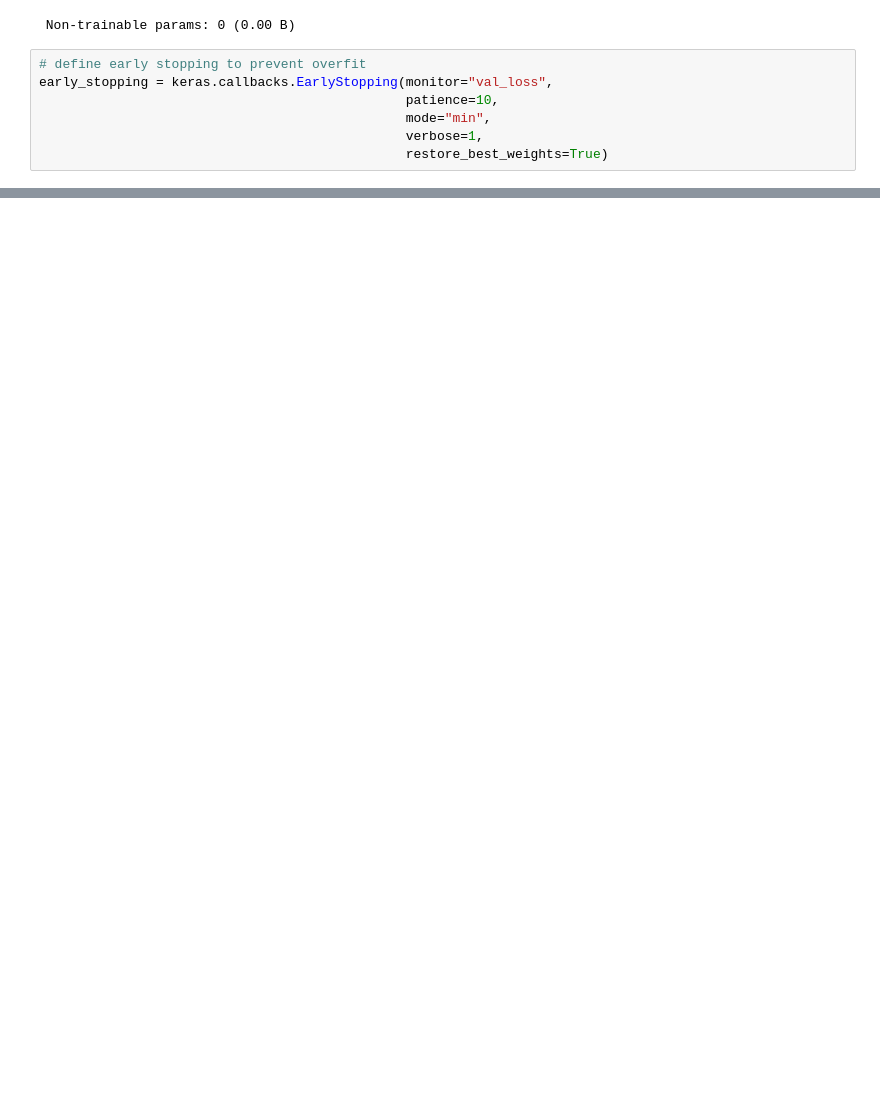
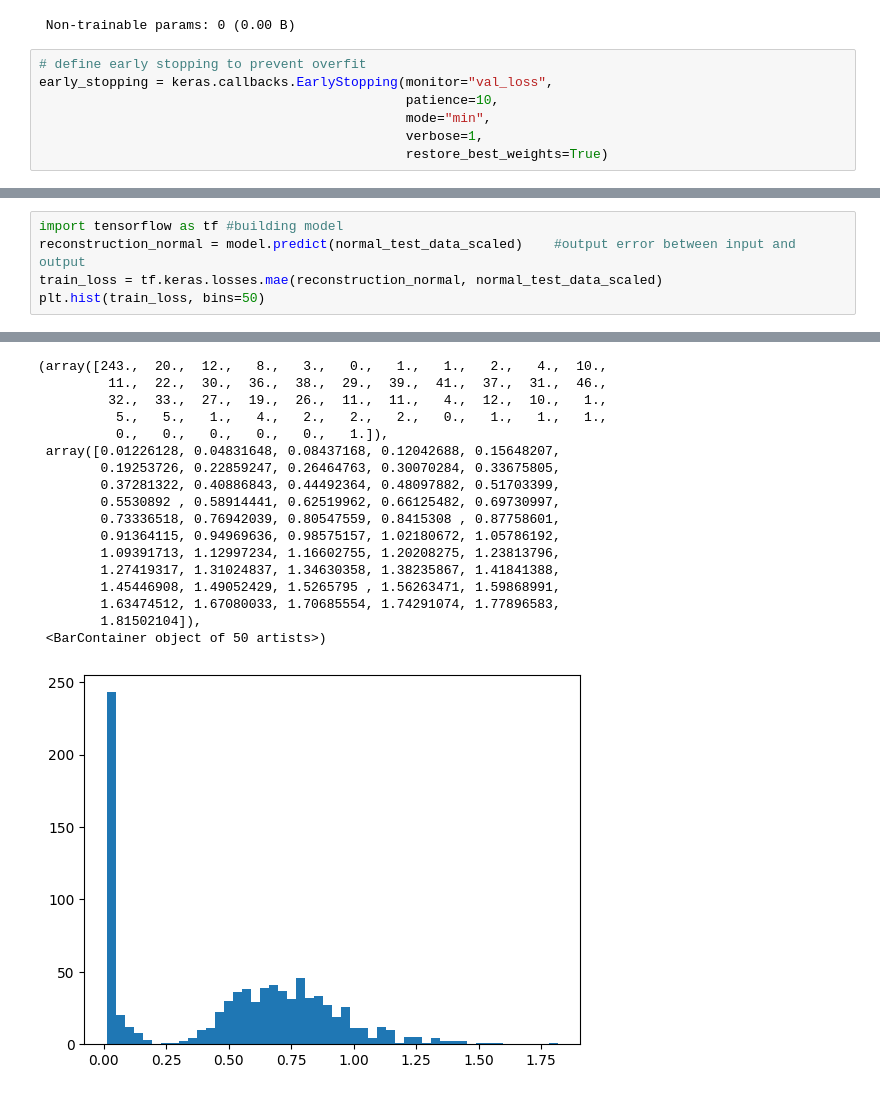
Before and after one commit to Ziyi-star/Bachelor-Project, a Jupyter notebook: notebooks/Handlebar/03-Lstm__Handlebar_tensorflow_v1.ipynb, the cells around one changed output, grey strips where cells are left out. Drawn from its saved outputs; the diff is of its cells as text; blank space fills up the shorter version.

```diff
--- a/notebooks/Handlebar/03-Lstm__Handlebar_tensorflow_v1.ipynb
+++ b/notebooks/Handlebar/03-Lstm__Handlebar_tensorflow_v1.ipynb
@@ -196,0 +197,6 @@ plt.legend()
+# %%
+import tensorflow as tf #building model
+reconstruction_normal = model.predict(normal_test_data_scaled)    #output error between input and output
+train_loss = tf.keras.losses.mae(reconstruction_normal, normal_test_data_scaled)
+plt.hist(train_loss, bins=50)
+# %% [output]
@@ -196,0 +204,18 @@ plt.legend()
+(array([243.,  20.,  12.,   8.,   3.,   0.,   1.,   1.,   2.,   4.,  10.,
+         11.,  22.,  30.,  36.,  38.,  29.,  39.,  41.,  37.,  31.,  46.,
+         32.,  33.,  27.,  19.,  26.,  11.,  11.,   4.,  12.,  10.,   1.,
+          5.,   5.,   1.,   4.,   2.,   2.,   2.,   0.,   1.,   1.,   1.,
+          0.,   0.,   0.,   0.,   0.,   1.]),
+ array([0.01226128, 0.04831648, 0.08437168, 0.12042688, 0.15648207,
+        0.19253726, 0.22859247, 0.26464763, 0.30070284, 0.33675805,
+        0.37281322, 0.40886843, 0.44492364, 0.48097882, 0.51703399,
+        0.5530892 , 0.58914441, 0.62519962, 0.66125482, 0.69730997,
+        0.73336518, 0.76942039, 0.80547559, 0.8415308 , 0.87758601,
+        0.91364115, 0.94969636, 0.98575157, 1.02180672, 1.05786192,
+        1.09391713, 1.12997234, 1.16602755, 1.20208275, 1.23813796,
+        1.27419317, 1.31024837, 1.34630358, 1.38235867, 1.41841388,
+        1.45446908, 1.49052429, 1.5265795 , 1.56263471, 1.59868991,
+        1.63474512, 1.67080033, 1.70685554, 1.74291074, 1.77896583,
+        1.81502104]),
+ <BarContainer object of 50 artists>)
+[figure, added]
```
Also changed, not shown: parts of 11 cells of this notebook.
